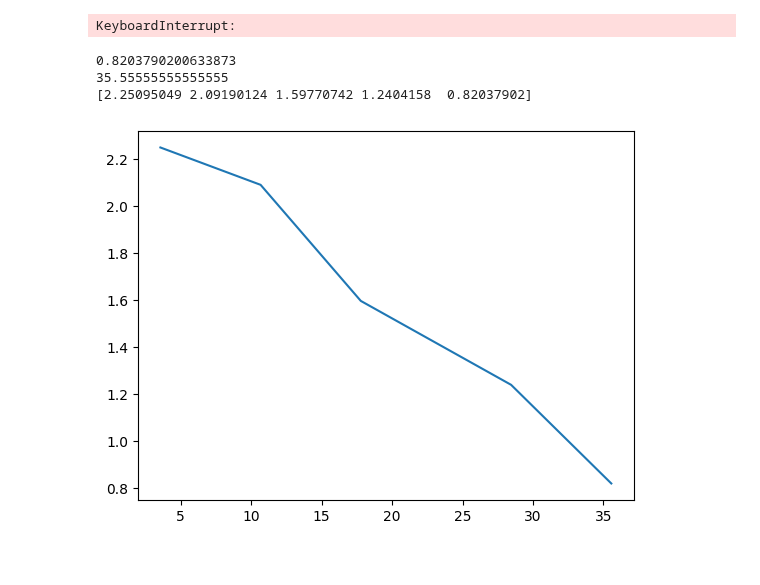
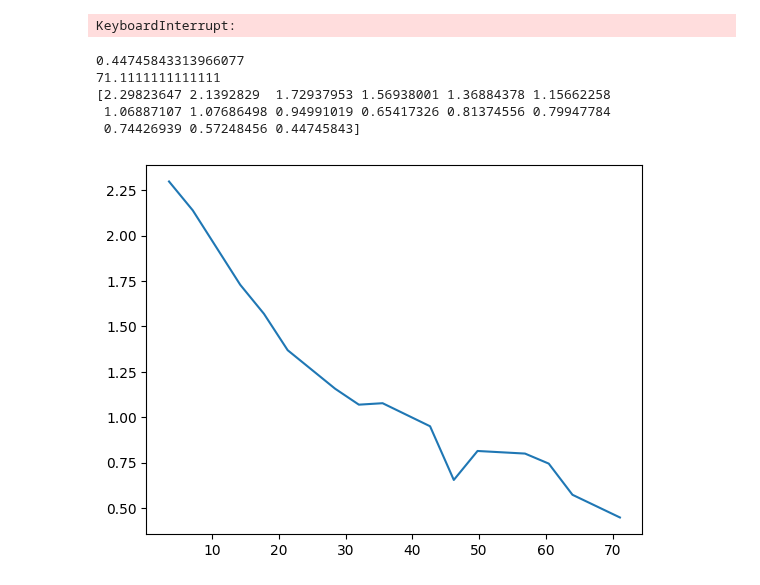
Before and after one commit to AnikenC/ReadoutWithRL, a Jupyter notebook: readoutWithRL/experiments_side/bug_desister.ipynb, the cells around one changed output. Cells and saved outputs as stored; diff of their text form; code cells hidden in the pictures.

```diff
--- a/readoutWithRL/experiments_side/bug_desister.ipynb
+++ b/readoutWithRL/experiments_side/bug_desister.ipynb
@@ -238,26 +236,39 @@ job_1 = provider.backend.retrieve_job('cpdxfneprheg008rzsrg')
+# %%
+job_1 = provider.backend.retrieve_job('cpe1nkyyx18g008bhhdg')
+job_2 = provider.backend.retrieve_job('cpe1nqpja3gg00811tbg')
+job_3 = provider.backend.retrieve_job('cpe1nwfprheg008s0750')
 # %%
 result_1 = get_results_arr(job_1.result(), qubit)
+result_2 = get_results_arr(job_2.result(), qubit)
+result_3 = get_results_arr(job_3.result(), qubit)
 # %%
-tau_reset_res = np.angle(np.mean(result_1, axis=-1)).reshape(num_tau_reset, -1)
+mean_1 = np.angle(np.mean(result_1, axis=-1))
+mean_2 = np.angle(np.mean(result_2, axis=-1))
+mean_3 = np.angle(np.mean(result_3, axis=-1))
+
+tau_reset_res = np.concatenate((mean_1, mean_2, mean_3)).reshape(num_tau_reset, -1)
 # %%
-tau_3_fit_res = np.zeros_like(tau_reset_res)
-tau_3_freqs = np.zeros(len(tau_3_fit_res))
+tau_reset_fit_res = np.zeros_like(tau_reset_res)
+tau_reset_freqs = np.zeros(len(tau_reset_fit_res))
 
 for ind, res_obj in enumerate(tau_reset_res):
-    init_params = [1., -1., 10., -1.]
-    params, res = fit_gaussian_with_offset(ac_freq_linspace/MHz, res_obj, init_params)
-    tau_3_fit_res[ind] = res
-    tau_3_freqs[ind] = params[1]
+    init_params = [0.1, 0., 10., -1.1]
+    params, cov = curve_fit(gaussian_func_with_offset, ac_freq_linspace/MHz, res_obj, init_params, maxfev=2000)
+    res = gaussian_func_with_offset(ac_freq_linspace/MHz, *params)
+    tau_reset_fit_res[ind] = res
+    tau_reset_freqs[ind] = params[1]
 # %%
-photons = -tau_3_freqs/0.65
+photons = -tau_reset_freqs/0.65
 print(np.min(photons))
 print(tau_reset_linspace[np.argmin(photons)]/ns)
 print(photons)
 plt.plot(tau_reset_linspace/ns, photons)
 plt.show()
 # %% [output]
-0.8203790200633873
-35.55555555555555
-[2.25095049 2.09190124 1.59770742 1.2404158  0.82037902]
+0.44745843313966077
+71.1111111111111
+[2.29823647 2.1392829  1.72937953 1.56938001 1.36884378 1.15662258
+ 1.06887107 1.07686498 0.94991019 0.65417326 0.81374556 0.79947784
+ 0.74426939 0.57248456 0.44745843]
-[figure, old version]
+[figure, new version]
 # %%
```
Also changed, not shown: parts of 2 cells of this notebook, 4 other files.
